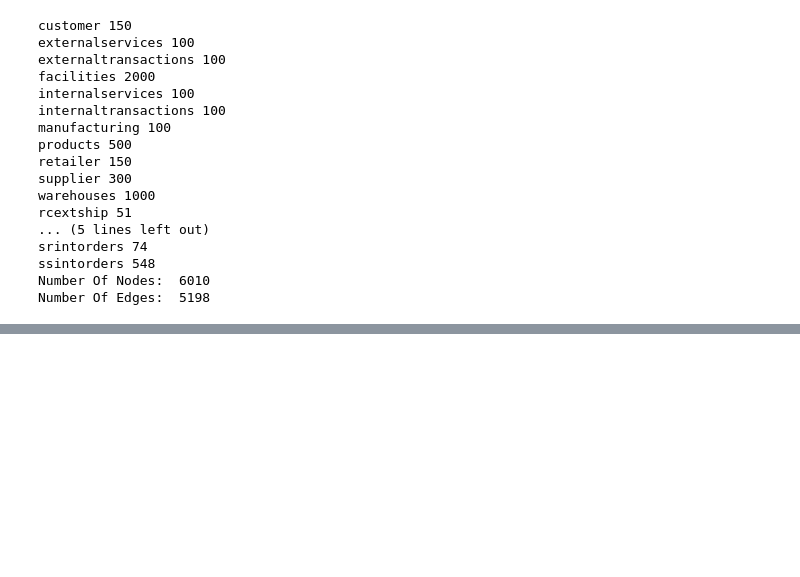
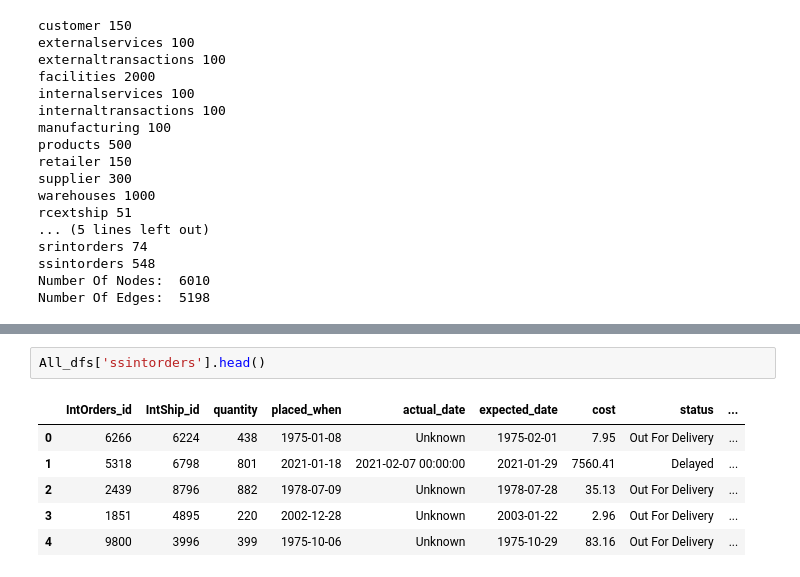
Before and after one commit to omargalal20/Supply-Chain-Data-Analysis, a Jupyter notebook: Copy_of_Data_Transformation.ipynb, the cells around one changed output, grey strips where cells are left out. Cells and saved outputs as stored; diff of their text form; blank space fills up the shorter version.

```diff
--- a/Copy_of_Data_Transformation.ipynb
+++ b/Copy_of_Data_Transformation.ipynb
@@ -810,0 +886,9 @@ Number Of Edges:  5198
+# %%
+All_dfs['ssintorders'].head()
+# %% [output]
+|  | IntOrders_id | IntShip_id | quantity | placed_when | actual_date | expected_date | cost | status | ... |
+| 0 | 6266 | 6224 | 438 | 1975-01-08 | Unknown | 1975-02-01 | 7.95 | Out For Delivery | ... |
+| 1 | 5318 | 6798 | 801 | 2021-01-18 | 2021-02-07 00:00:00 | 2021-01-29 | 7560.41 | Delayed | ... |
+| 2 | 2439 | 8796 | 882 | 1978-07-09 | Unknown | 1978-07-28 | 35.13 | Out For Delivery | ... |
+| 3 | 1851 | 4895 | 220 | 2002-12-28 | Unknown | 2003-01-22 | 2.96 | Out For Delivery | ... |
+| 4 | 9800 | 3996 | 399 | 1975-10-06 | Unknown | 1975-10-29 | 83.16 | Out For Delivery | ... |
```
Also changed, not shown: parts of 7 cells of this notebook, 1 other file.
